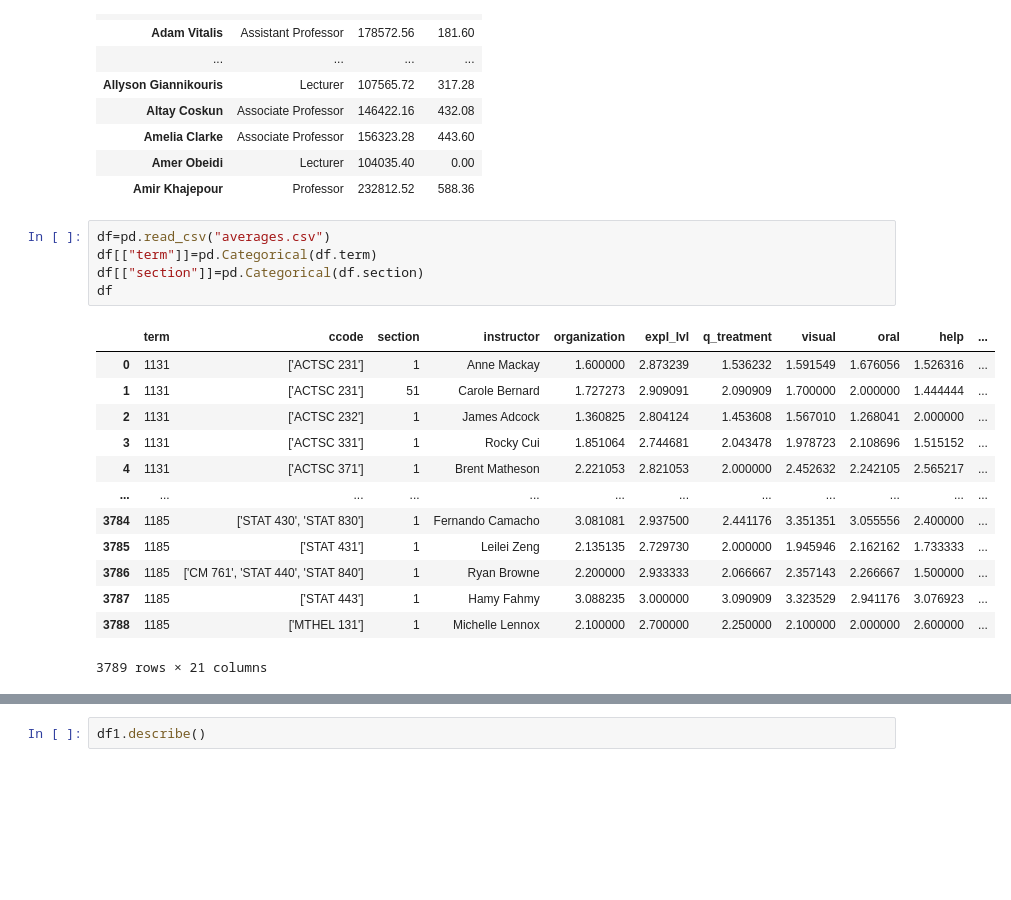
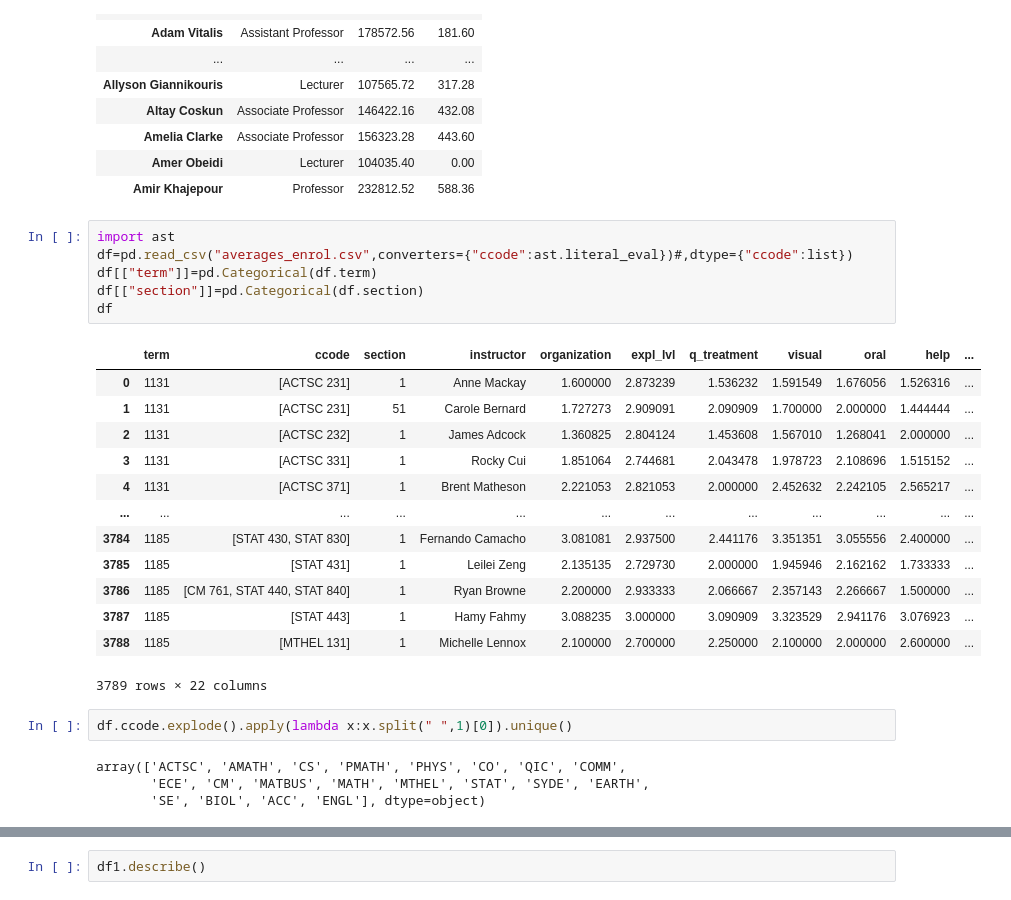
Before and after one commit to Akababa/course_eval, a Jupyter notebook: EDA.ipynb, the cells around one changed output, grey strips where cells are left out. Drawn from its saved outputs; the diff is of its cells as text; blank space fills up the shorter version.

```diff
--- a/EDA.ipynb
+++ b/EDA.ipynb
@@ -28,24 +28,31 @@ sal.head(50)
 | Amer Obeidi | Lecturer | 104035.40 | 0.00 |
 | Amir Khajepour | Professor | 232812.52 | 588.36 |
 # %%
-df=pd.read_csv("averages.csv")
+import ast
+df=pd.read_csv("averages_enrol.csv",converters={"ccode":ast.literal_eval})#,dtype={"ccode":list})
 df[["term"]]=pd.Categorical(df.term)
 df[["section"]]=pd.Categorical(df.section)
 df
 # %% [output]
 |  | term | ccode | section | instructor | organization | expl_lvl | q_treatment | visual | oral | help | ... |
-| 0 | 1131 | ['ACTSC 231'] | 1 | Anne Mackay | 1.600000 | 2.873239 | 1.536232 | 1.591549 | 1.676056 | 1.526316 | ... |
-| 1 | 1131 | ['ACTSC 231'] | 51 | Carole Bernard | 1.727273 | 2.909091 | 2.090909 | 1.700000 | 2.000000 | 1.444444 | ... |
-| 2 | 1131 | ['ACTSC 232'] | 1 | James Adcock | 1.360825 | 2.804124 | 1.453608 | 1.567010 | 1.268041 | 2.000000 | ... |
-| 3 | 1131 | ['ACTSC 331'] | 1 | Rocky Cui | 1.851064 | 2.744681 | 2.043478 | 1.978723 | 2.108696 | 1.515152 | ... |
-| 4 | 1131 | ['ACTSC 371'] | 1 | Brent Matheson | 2.221053 | 2.821053 | 2.000000 | 2.452632 | 2.242105 | 2.565217 | ... |
+| 0 | 1131 | [ACTSC 231] | 1 | Anne Mackay | 1.600000 | 2.873239 | 1.536232 | 1.591549 | 1.676056 | 1.526316 | ... |
+| 1 | 1131 | [ACTSC 231] | 51 | Carole Bernard | 1.727273 | 2.909091 | 2.090909 | 1.700000 | 2.000000 | 1.444444 | ... |
+| 2 | 1131 | [ACTSC 232] | 1 | James Adcock | 1.360825 | 2.804124 | 1.453608 | 1.567010 | 1.268041 | 2.000000 | ... |
+| 3 | 1131 | [ACTSC 331] | 1 | Rocky Cui | 1.851064 | 2.744681 | 2.043478 | 1.978723 | 2.108696 | 1.515152 | ... |
+| 4 | 1131 | [ACTSC 371] | 1 | Brent Matheson | 2.221053 | 2.821053 | 2.000000 | 2.452632 | 2.242105 | 2.565217 | ... |
 | ... | ... | ... | ... | ... | ... | ... | ... | ... | ... | ... | ... |
-| 3784 | 1185 | ['STAT 430', 'STAT 830'] | 1 | Fernando Camacho | 3.081081 | 2.937500 | 2.441176 | 3.351351 | 3.055556 | 2.400000 | ... |
-| 3785 | 1185 | ['STAT 431'] | 1 | Leilei Zeng | 2.135135 | 2.729730 | 2.000000 | 1.945946 | 2.162162 | 1.733333 | ... |
-| 3786 | 1185 | ['CM 761', 'STAT 440', 'STAT 840'] | 1 | Ryan Browne | 2.200000 | 2.933333 | 2.066667 | 2.357143 | 2.266667 | 1.500000 | ... |
-| 3787 | 1185 | ['STAT 443'] | 1 | Hamy Fahmy | 3.088235 | 3.000000 | 3.090909 | 3.323529 | 2.941176 | 3.076923 | ... |
-| 3788 | 1185 | ['MTHEL 131'] | 1 | Michelle Lennox | 2.100000 | 2.700000 | 2.250000 | 2.100000 | 2.000000 | 2.600000 | ... |
+| 3784 | 1185 | [STAT 430, STAT 830] | 1 | Fernando Camacho | 3.081081 | 2.937500 | 2.441176 | 3.351351 | 3.055556 | 2.400000 | ... |
+| 3785 | 1185 | [STAT 431] | 1 | Leilei Zeng | 2.135135 | 2.729730 | 2.000000 | 1.945946 | 2.162162 | 1.733333 | ... |
+| 3786 | 1185 | [CM 761, STAT 440, STAT 840] | 1 | Ryan Browne | 2.200000 | 2.933333 | 2.066667 | 2.357143 | 2.266667 | 1.500000 | ... |
+| 3787 | 1185 | [STAT 443] | 1 | Hamy Fahmy | 3.088235 | 3.000000 | 3.090909 | 3.323529 | 2.941176 | 3.076923 | ... |
+| 3788 | 1185 | [MTHEL 131] | 1 | Michelle Lennox | 2.100000 | 2.700000 | 2.250000 | 2.100000 | 2.000000 | 2.600000 | ... |
-3789 rows × 21 columns
+3789 rows × 22 columns
+# %%
+df.ccode.explode().apply(lambda x:x.split(" ",1)[0]).unique()
+# %% [output]
+array(['ACTSC', 'AMATH', 'CS', 'PMATH', 'PHYS', 'CO', 'QIC', 'COMM',
+       'ECE', 'CM', 'MATBUS', 'MATH', 'MTHEL', 'STAT', 'SYDE', 'EARTH',
+       'SE', 'BIOL', 'ACC', 'ENGL'], dtype=object)
 # %%
 df1=df[df.num_responses>10] # only surveys with >10 responses
 df1=df1.groupby("instructor").filter(lambda x:len(x)>2) # only teachers with >=3 classes
```
Also changed, not shown: parts of 19 cells of this notebook, 28 other files.
